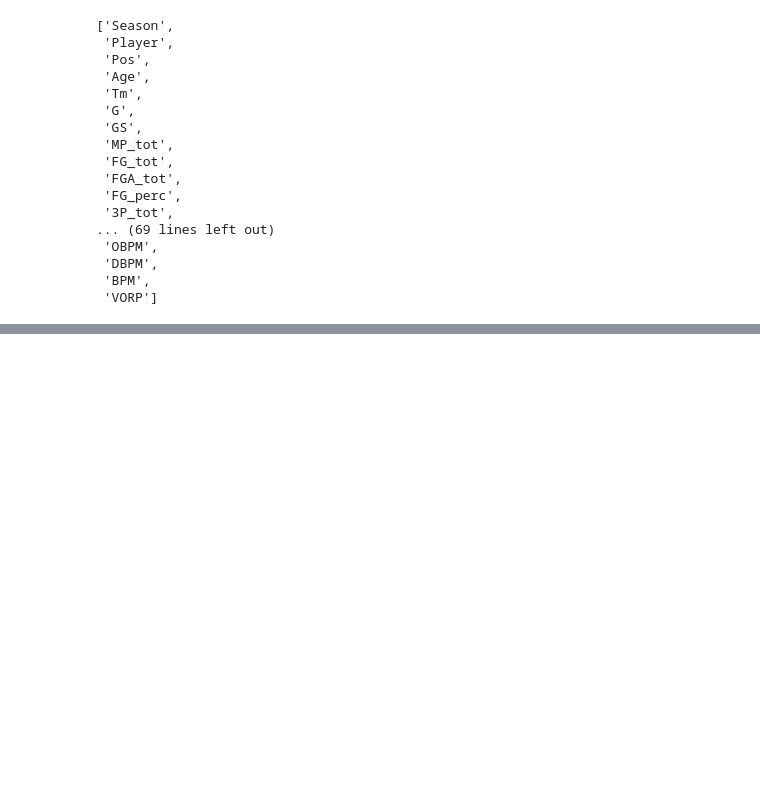
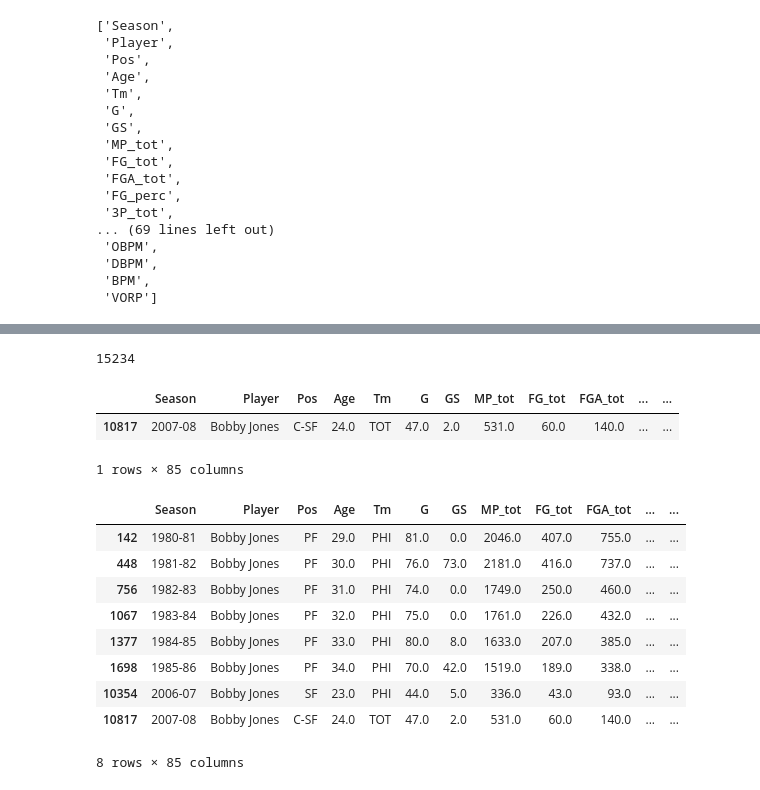
Before and after one commit to SpecCRA/nba_data_scrapers, a Jupyter notebook: bref_player_stats_scraper.ipynb, the cells around one changed output, grey strips where cells are left out. Drawn from its saved outputs; the diff is of its cells as text; code cells hidden in the pictures; blank space fills up the shorter version.

```diff
--- a/bref_player_stats_scraper.ipynb
+++ b/bref_player_stats_scraper.ipynb
@@ -445,0 +474,30 @@ df_all.fillna(0, inplace = True)
+# %%
+# Remove rows of 0s
+df_all = df_all[df_all['Pos'] != 0]
+
+# Check df_all length again
+print(len(df_all))
+# %% [output]
+15234
+# %%
+# I think this position is a mistake
+# Check the value to see the player
+df_all[df_all['Pos'] == 'C-SF']
+# %% [output]
+|  | Season | Player | Pos | Age | Tm | G | GS | MP_tot | FG_tot | FGA_tot | ... | ... |
+| 10817 | 2007-08 | Bobby Jones | C-SF | 24.0 | TOT | 47.0 | 2.0 | 531.0 | 60.0 | 140.0 | ... | ... |
+1 rows × 85 columns
+# %%
+# Check Bobby Jones' actual, commonly played position
+df_all[df_all['Player'] == 'Bobby Jones']
+# %% [output]
+|  | Season | Player | Pos | Age | Tm | G | GS | MP_tot | FG_tot | FGA_tot | ... | ... |
+| 142 | 1980-81 | Bobby Jones | PF | 29.0 | PHI | 81.0 | 0.0 | 2046.0 | 407.0 | 755.0 | ... | ... |
+| 448 | 1981-82 | Bobby Jones | PF | 30.0 | PHI | 76.0 | 73.0 | 2181.0 | 416.0 | 737.0 | ... | ... |
+| 756 | 1982-83 | Bobby Jones | PF | 31.0 | PHI | 74.0 | 0.0 | 1749.0 | 250.0 | 460.0 | ... | ... |
+| 1067 | 1983-84 | Bobby Jones | PF | 32.0 | PHI | 75.0 | 0.0 | 1761.0 | 226.0 | 432.0 | ... | ... |
+| 1377 | 1984-85 | Bobby Jones | PF | 33.0 | PHI | 80.0 | 8.0 | 1633.0 | 207.0 | 385.0 | ... | ... |
+| 1698 | 1985-86 | Bobby Jones | PF | 34.0 | PHI | 70.0 | 42.0 | 1519.0 | 189.0 | 338.0 | ... | ... |
+| 10354 | 2006-07 | Bobby Jones | SF | 23.0 | PHI | 44.0 | 5.0 | 336.0 | 43.0 | 93.0 | ... | ... |
+| 10817 | 2007-08 | Bobby Jones | C-SF | 24.0 | TOT | 47.0 | 2.0 | 531.0 | 60.0 | 140.0 | ... | ... |
+8 rows × 85 columns
```
Also changed, not shown: parts of 18 cells of this notebook.
